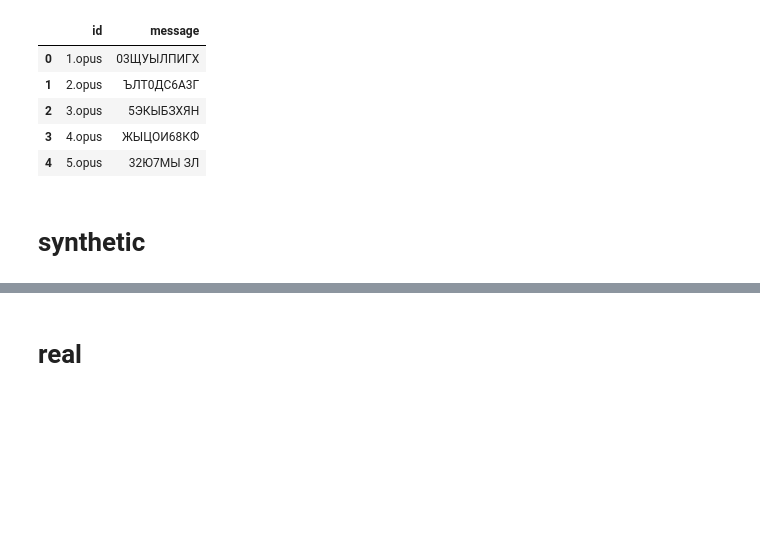
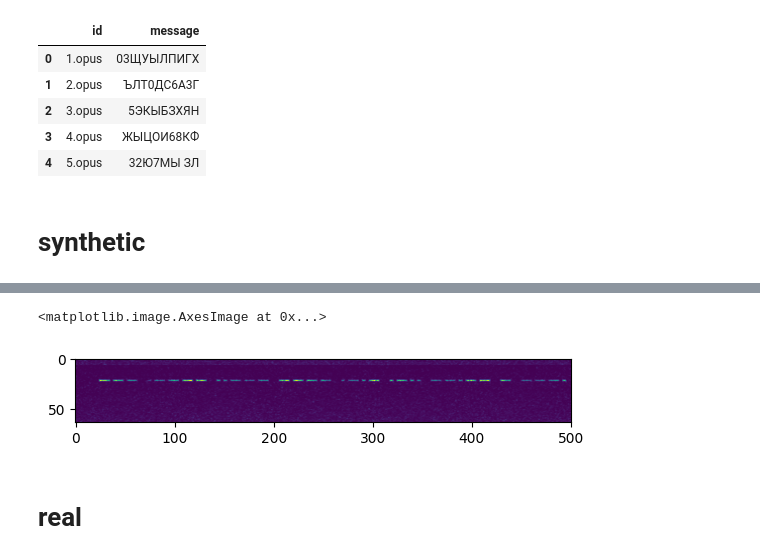
Before and after one commit to SwedishSquid/KC25_morse, a Jupyter notebook: src/fresh_start.ipynb, the cells around one changed output, grey strips where cells are left out. Cells and saved outputs as stored; diff of their text form; code cells hidden in the pictures; blank space fills up the shorter version.

```diff
--- a/src/fresh_start.ipynb
+++ b/src/fresh_start.ipynb
@@ -60,3 +124,8 @@ fake_val_set = generate_dataset(200, signal_transform=signal_tr)
+# %%
+plt.imshow(fake_train_set[9][0])
+# %% [output]
+<matplotlib.image.AxesImage at 0x...>
+[figure, added]
 # %% [markdown]
 # real
 # %%
```
Also changed, not shown: parts of 7 cells of this notebook, 3 other files.
